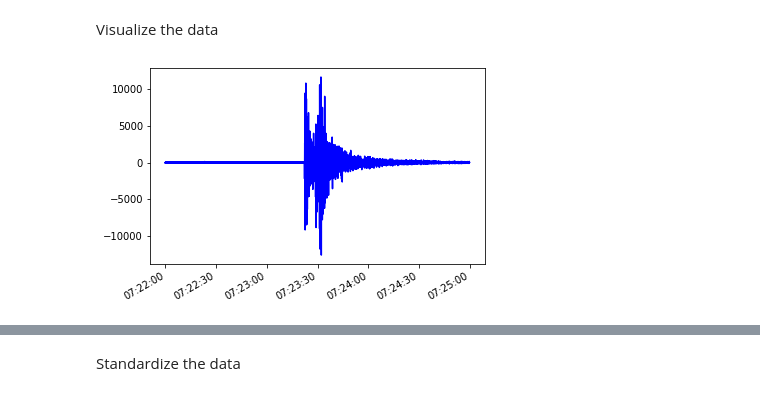
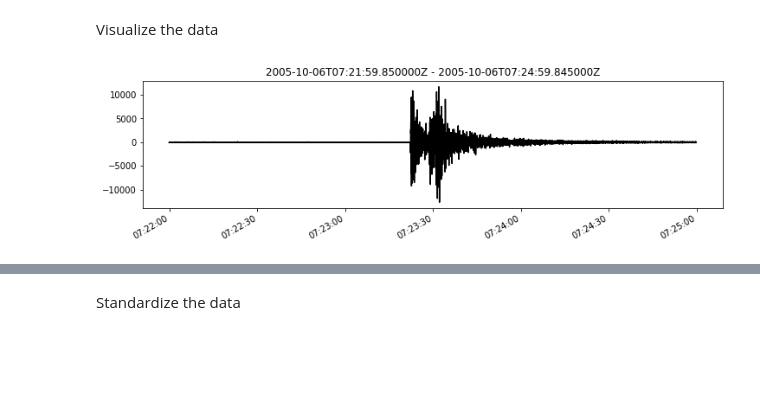
Before and after one commit to Prezii/Project, a Jupyter notebook: proyecto.ipynb, the cells around one changed output, grey strips where cells are left out. Saved outputs shown, nothing was run; the diff lists cells and outputs as text; code cells hidden in the pictures; blank space fills up the shorter version.

```diff
--- a/proyecto.ipynb
+++ b/proyecto.ipynb
@@ -61,11 +61,16 @@ Visualize the data
 # %%
 tr = st[0]
 
-fig = plt.figure()
+start_time = tr.stats.starttime
+end_time = tr.stats.endtime
+
+fig = plt.figure(figsize=(12, 3))
+
 ax = fig.add_subplot(1, 1, 1)
-ax.plot(tr.times("matplotlib"), tr.data, "b-")
+ax.plot(tr.times("matplotlib"), tr.data, color="0")
 ax.xaxis_date()
 fig.autofmt_xdate()
+plt.title(f"{start_time} - {end_time}")
 plt.show()
 # %% [output]
-[figure, old version]
+[figure, new version]
```
Also changed, not shown: parts of 1 cell of this notebook.
